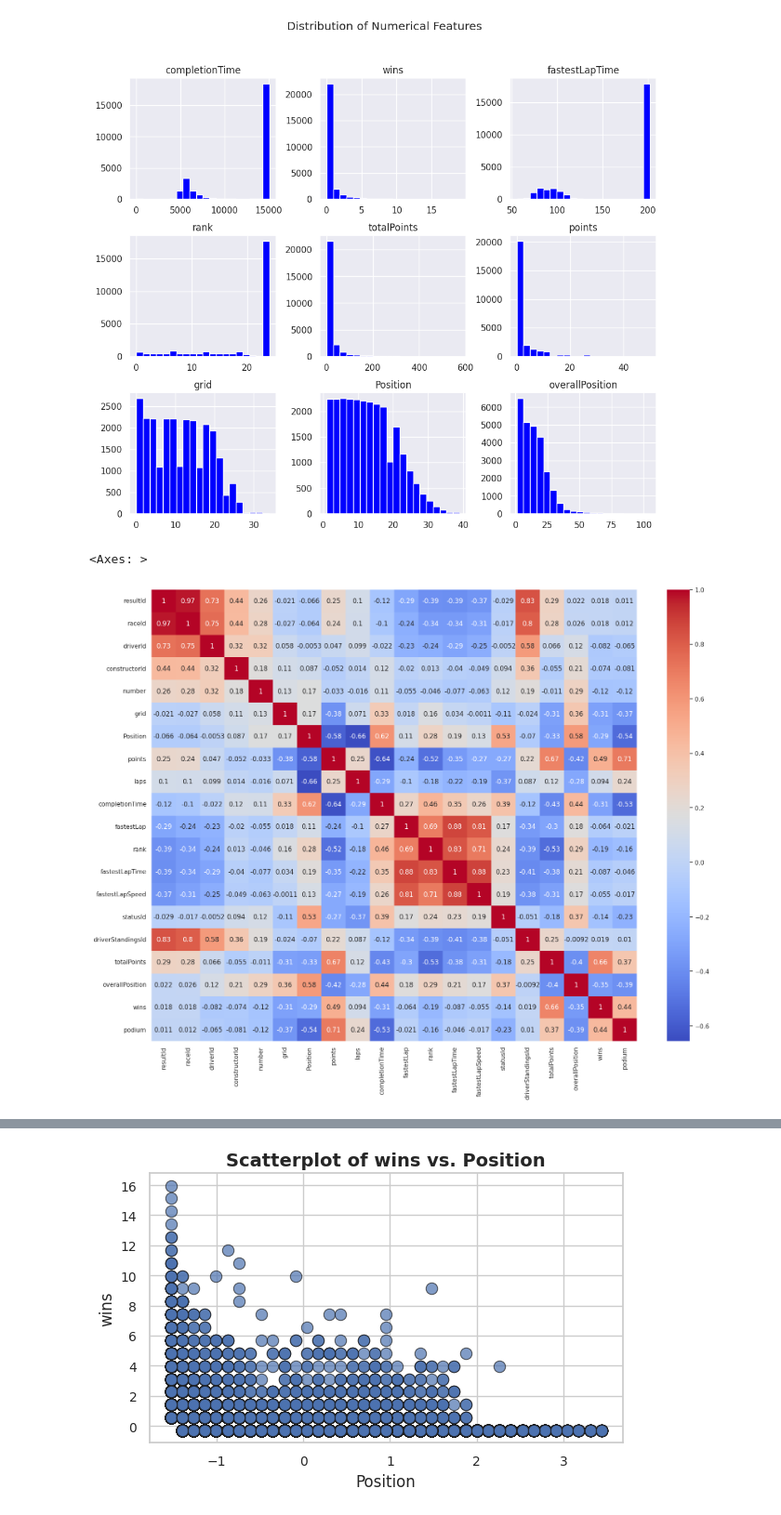
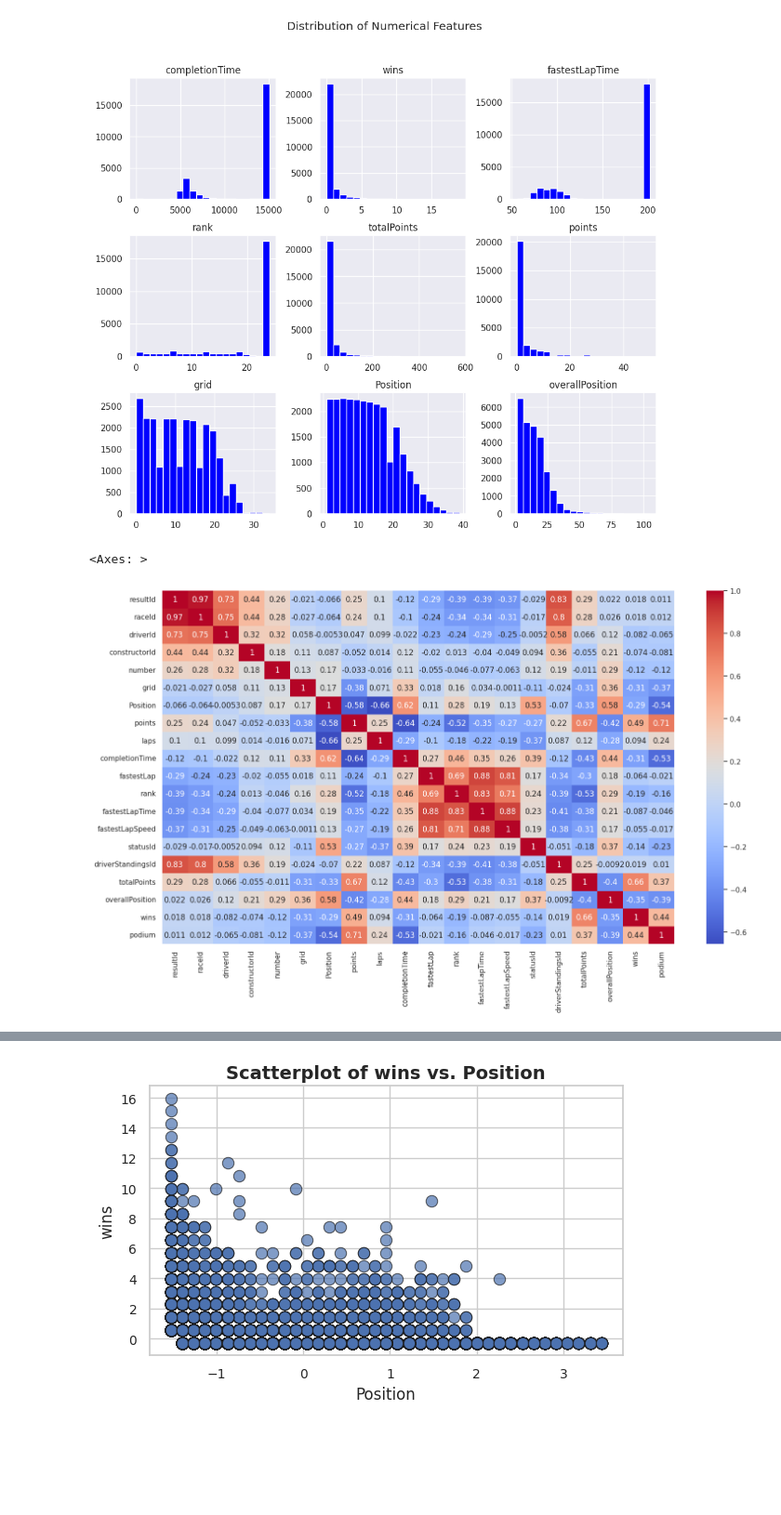
Before and after one commit to Frost-04/ML-model-on-F1-Dataset-to-predict-podium-using-SVM, a Jupyter notebook: Formula_1_Classification.ipynb, the cells around one changed output, grey strips where cells are left out. Shown at 93% size. Drawn from its saved outputs; the diff is of its cells as text; code cells hidden in the pictures; blank space fills up the shorter version.

```diff
--- a/Formula_1_Classification.ipynb
+++ b/Formula_1_Classification.ipynb
@@ -327,23 +324,23 @@ plt.show()
 # %%
 columns_to_exclude = ['podium']
 
 # Separate the columns to scale and those to exclude
 columns_to_scale = datasetmain.drop(columns_to_exclude, axis=1)
 columns_excluded = datasetmain[columns_to_exclude]
 
 #Scale only the selected columns
 scaler = StandardScaler()
 scaled_columns = scaler.fit_transform(columns_to_scale)
 scaled_columns_df = pd.DataFrame(scaled_columns, columns=columns_to_scale.columns)
 
 #Combine scaled and unscaled columns
 final_dataset = pd.concat([scaled_columns_df, columns_excluded], axis=1)
 #final_dataset=final_dataset.drop(columns=['Position','overallPosition'])
 
 # Plot the heatmap
-sns.set(rc={'figure.figsize': (20, 15)})
+sns.set(rc={'figure.figsize': (18, 10)})
 sns.heatmap(final_dataset.corr(), annot=True, cmap='coolwarm')
 # %% [output]
 <Axes: >
-[figure, old version]
+[figure, new version]
 # %%
```
Also changed, not shown: parts of 17 cells of this notebook.
